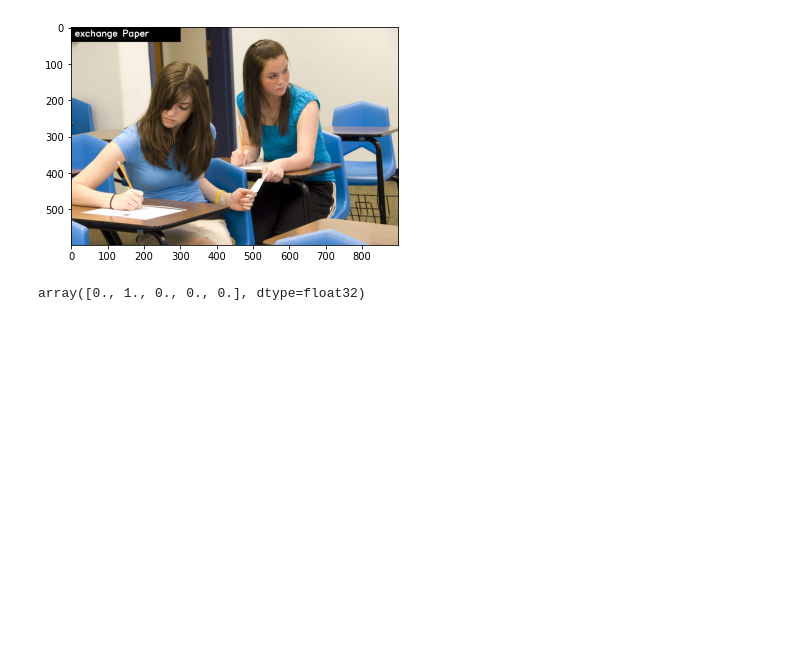
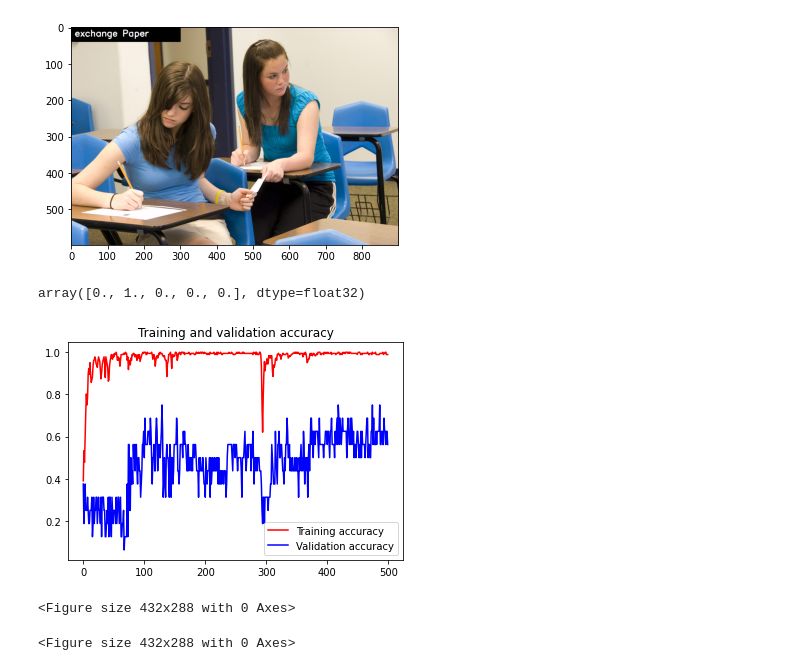
Before and after one commit to KN-Kevinoh/TPE-EXAM-MONITORING, a Jupyter notebook: Colab Notebooks/cheating_activity_recognition.ipynb, the cells around one changed output. Cells and saved outputs as stored; diff of their text form; code cells hidden in the pictures; blank space fills up the shorter version.

Commit message:
Update cheat model

```diff
--- a/Colab Notebooks/cheating_activity_recognition.ipynb
+++ b/Colab Notebooks/cheating_activity_recognition.ipynb
@@ -162,7 +162,7 @@ Downloading data from https://storage.googleapis.com/tensorflow/keras-applicatio
 # %%
 # set batch size and epoch
-epochs = 50
-batch_size = 64
+epochs = 500
+batch_size = 16
 # %%
 x_train = x_train.reshape(x_train.shape[0], input_size, input_size, 3)
 x_train = x_train.astype('float32')
@@ -395,3 +395,29 @@ from matplotlib import pyplot as plt
 y_test[0]
 # %% [output]
 array([0., 1., 0., 0., 0.], dtype=float32)
+# %%
+import matplotlib.pyplot as plt
+
+acc = histories.history['accuracy']
+val_acc = histories.history['val_accuracy']
+loss = histories.history['loss']
+val_loss = histories.history['val_loss']
+#prec = histories.history['precision']
+#val_prec = histories.history['val_precision']
+#recall = histories.history['recall']
+#val_recall = histories.history['val_recall']
+
+epochs = range(len(acc))
+
+plt.plot(epochs, acc, 'r', label='Training accuracy')
+plt.plot(epochs, val_acc, 'b', label='Validation accuracy')
+plt.title('Training and validation accuracy')
+plt.legend(loc=0)
+plt.figure()
+
+plt.show()
+plt.savefig("/content/drive/My Drive/reports/cheattrain_val_acc_100_epochs_batch_64.png")
+# %% [output]
+[figure, added]
+<Figure size 432x288 with 0 Axes>
+<Figure size 432x288 with 0 Axes>
```
Also changed, not shown: parts of 7 cells of this notebook, 2 other files.
